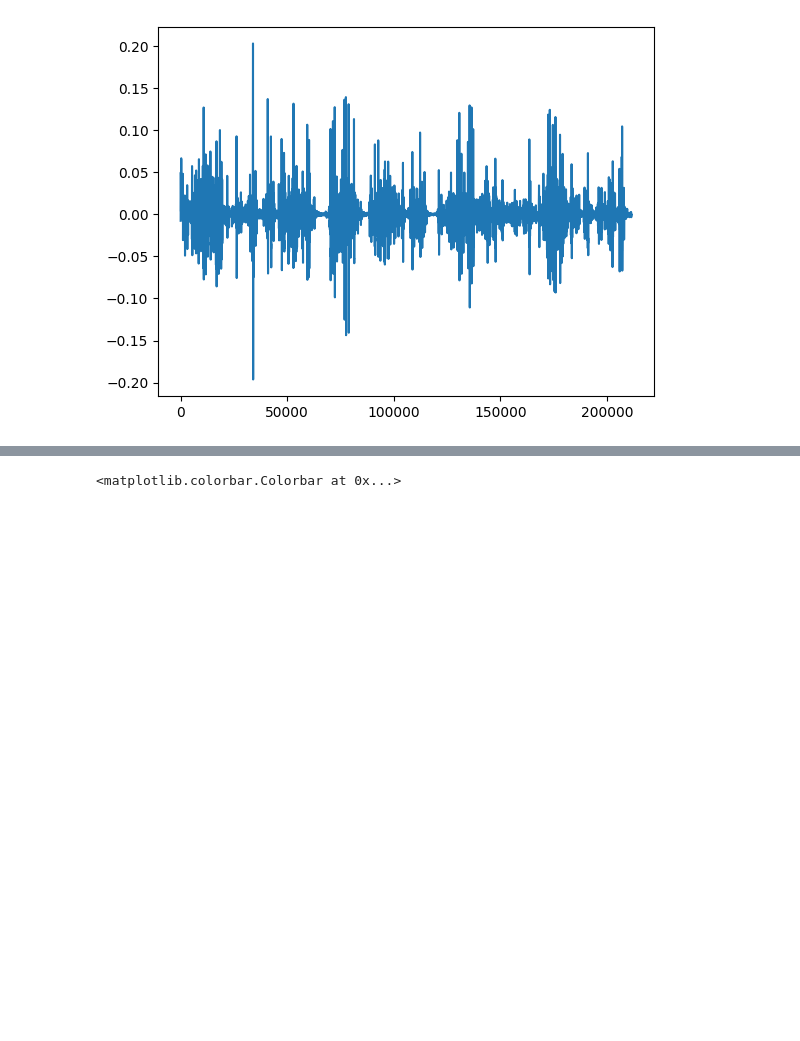
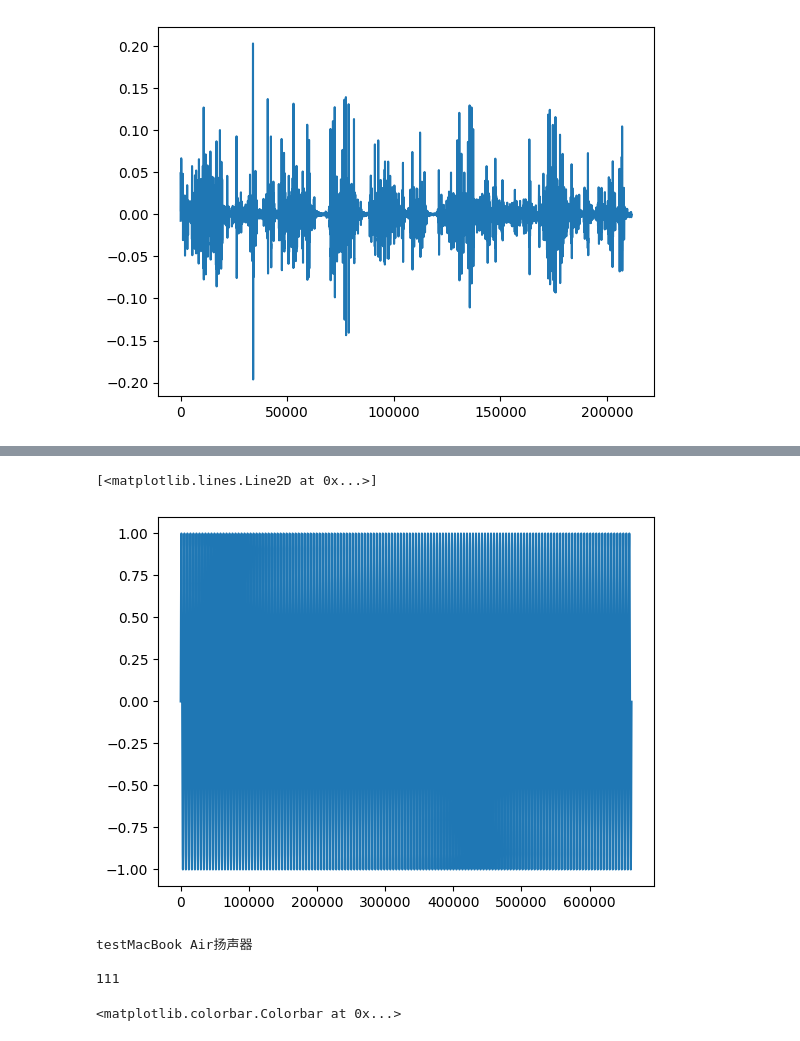
Before and after one commit to shinolab/vibrotactile-autoencoder, a Jupyter notebook: preprocess.ipynb, the cells around one changed output, grey strips where cells are left out. Saved outputs shown, nothing was run; the diff lists cells and outputs as text; code cells hidden in the pictures; blank space fills up the shorter version.

Commit message:
Added sound play

```diff
--- a/preprocess.ipynb
+++ b/preprocess.ipynb
@@ -19,5 +25,45 @@ dbMatrix = librosa.amplitude_to_db(np.abs(DMatrix), ref=np.max)
+# %%
+plt.plot(np.tile(test_wav, 10))
+# %% [output]
+[<matplotlib.lines.Line2D at 0x...>]
+[figure, added]
 # %%
 sd.play(data, 44100)
+# %%
+from threading import Thread
+import numpy as np
+import sounddevice as sd
+import time
+
+class Test(Thread):
+    def __init__(self):
+        Thread.__init__(self)
+        #-- Configuration of the Tone to be played
+        self.fs = 44100       # sampling rate, in Hz, 44100 or 48000
+        duration = 1.05  # in seconds, may be float
+        f = 200.0        # sine frequency, Hz, may be float
+        data, fs = librosa.load('Texture_Dataset/G1AluminumMesh/G1RhombAluminumMesh_Sound_Movement_train9.wav', sr=44100)
+        b, a = signal.butter(3, [20 / fs, 1000 / fs], 'bandpass')
+        self.data1 = signal.filtfilt(b, a, data)
+        self.data2 = (np.sin(2*np.pi*np.arange(self.fs*duration)*f/self.fs)).astype(np.float32)
+
+    def run(self):
+        sd.default.channels = 1
+        sd.default.device = 2
+        print(sd.query_devices(sd.default.device)['name'])
+        sd.default.samplerate = self.fs
+        sd.play(self.data1)
+        time.sleep(1)
+        sd.play(self.data2)
+        sd.wait()
+
+w = Test()
+w.start()
+print('test')
+# %% [output]
+testMacBook Air扬声器
+
+111
 # %%
 fig, ax = plt.subplots()
 img = librosa.display.specshow(dbMatrix, sr=fs, n_fft=2048, hop_length=int(2048 * 0.1), y_axis='linear', x_axis='time', ax=ax)
```
Also changed, not shown: parts of 2 cells of this notebook, 2 other files.
